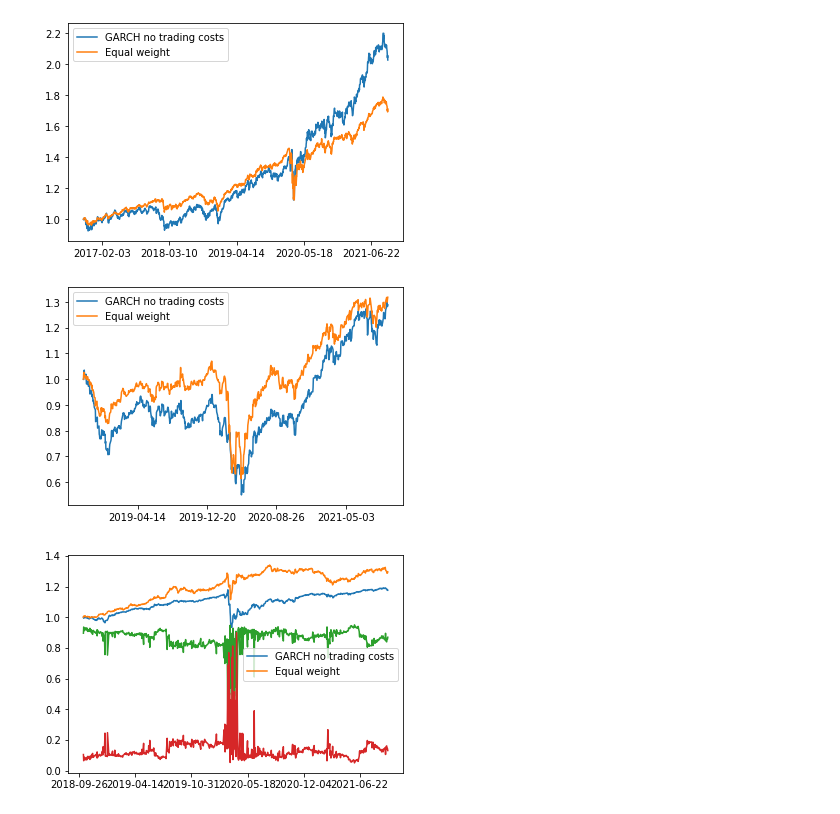
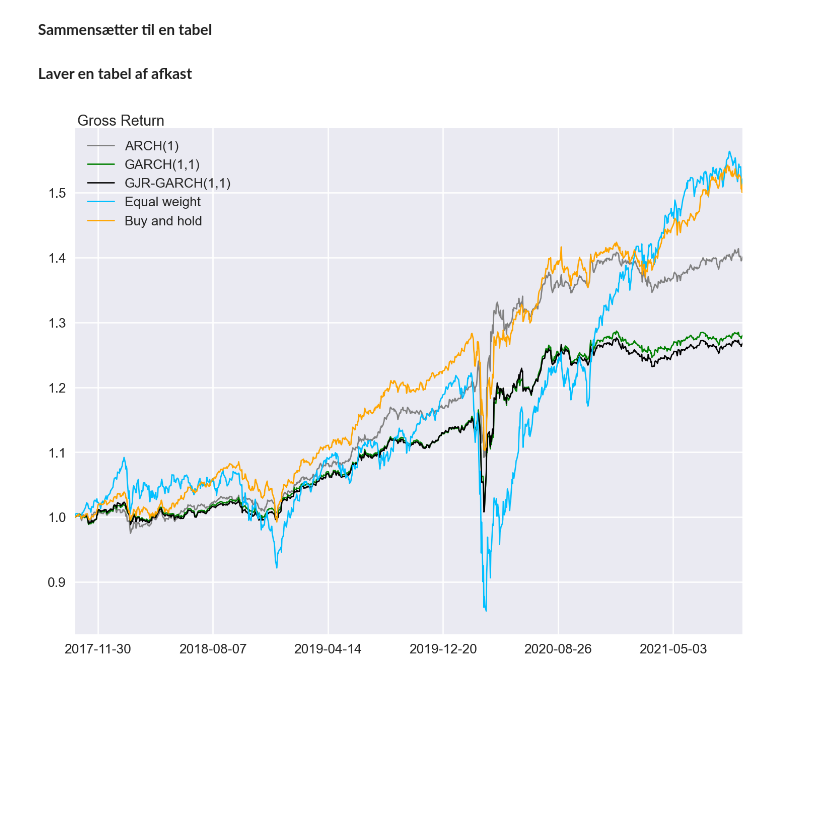
Before and after one commit to neriksen/thesis, a Jupyter notebook: backtesting/backtesting_graphs.ipynb, the cells around one changed output. Cells and saved outputs as stored; diff of their text form; code cells hidden in the pictures; blank space fills up the shorter version.

Commit message:
Figurer i backtesting_graphs + de faktiske figurer

```diff
--- a/backtesting/backtesting_graphs.ipynb
+++ b/backtesting/backtesting_graphs.ipynb
@@ -2,6 +2,9 @@
 import dynamic_backtesting as db
 import matplotlib.pyplot as plt
 import pandas as pd
+import matplotlib
+plt.style.use('seaborn')
+matplotlib.rcParams['axes.prop_cycle'] = matplotlib.cycler(color=["grey", "green", "black", "deepskyblue", "orange", "lime", "purple", "Gold", "brown", "blue", "pink"])
 # %%
 assets = {"EEM": "Emerging Markets",
            "IVV": "S&P 500",
@@ -50,0 +26,4 @@ perf_table_s
+# %%
+v_t_ARCH, out_of_sample_s_ARCH, in_sample_s_ARCH = db.garch_no_trading_cost(tickers, number_of_out_of_sample_days=4*250, model_type="sGARCH10")
+v_t_GARCH, out_of_sample_s_GARCH, in_sample_s_GARCH = db.garch_no_trading_cost(tickers, number_of_out_of_sample_days=4*250, model_type="sGARCH11")
+v_t_GJR, out_of_sample_s_GJR, in_sample_s_GJR = db.garch_no_trading_cost(tickers, number_of_out_of_sample_days=4*250, model_type="gjrGARCH11")
@@ -50,0 +32,6 @@ perf_table_s
+# %%
+res_ARCH, perf_table_ARCH = db.compare_strategies(v_t_ARCH, out_of_sample_s_ARCH)
+res_GARCH, perf_table_GARCH = db.compare_strategies(v_t_GARCH, out_of_sample_s_GARCH)
+res_GJR, perf_table_GJR = db.compare_strategies(v_t_GJR, out_of_sample_s_GJR)
+# %% [markdown]
+**Sammensætter til en tabel**
@@ -51,22 +47,18 @@ perf_table_s
+# %% [markdown]
+**Laver en tabel af afkast**
+# %%
+res=res_ARCH.drop(columns=['Equal weight', 'BnH']).rename(columns={'GARCH no trading costs':'ARCH(1)'})
+res["GARCH(1,1)"]=res_GARCH["GARCH no trading costs"]
+res["GJR-GARCH(1,1)"]=res_GJR["GARCH no trading costs"]
+res["Equal weight"]=res_GJR["Equal weight"]
+res["Buy and hold"]=res_GJR["BnH"]
 # %%
-fig, ax = plt.subplots(1, 1)
-ax.plot(res_s, label=perf_table_s.index)
-ax.legend()
+fig, ax = plt.subplots(1, 1, figsize=(9,7), dpi=190)
+ax.plot(res,label=res.columns,linewidth=1)
+ax.margins(0,0.05)
+ax.legend(res.columns)
 ax.xaxis.set_major_locator(plt.MaxNLocator(6))
+ax.set_ylabel('Gross Return',loc='top', rotation = 0, labelpad = -88)
+fig.savefig("Backtesting\Performance_no_TC.png", bbox_inches = 'tight', pad_inches = 0.1)
 # %% [output]
-[figure, old version]
+[figure, new version]
-# %%
-fig, ax = plt.subplots(1, 1)
-ax.plot(res_c, label=perf_table_c.index)
-ax.legend()
-ax.xaxis.set_major_locator(plt.MaxNLocator(6))
-# %% [output]
-[figure, removed]
-# %%
-fig, ax = plt.subplots(1, 1)
-ax.plot(res_b, label=perf_table_b.index)
-ax.plot(v_t_b)
-ax.legend()
-ax.xaxis.set_major_locator(plt.MaxNLocator(6))
-# %% [output]
-[figure, removed]
```
Also changed, not shown: parts of 12 cells of this notebook, 4 other files.
